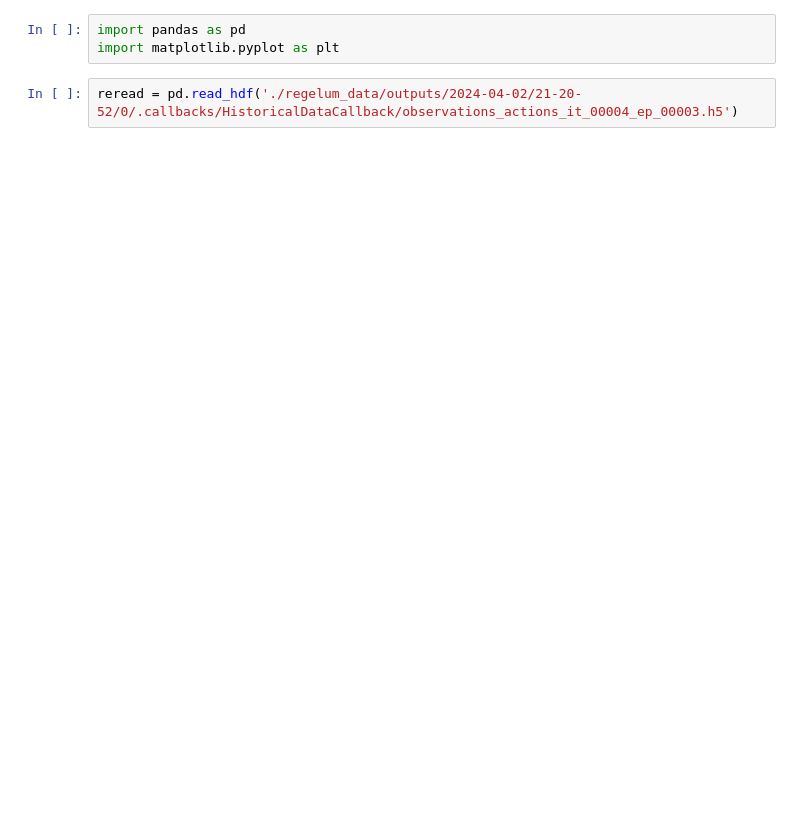
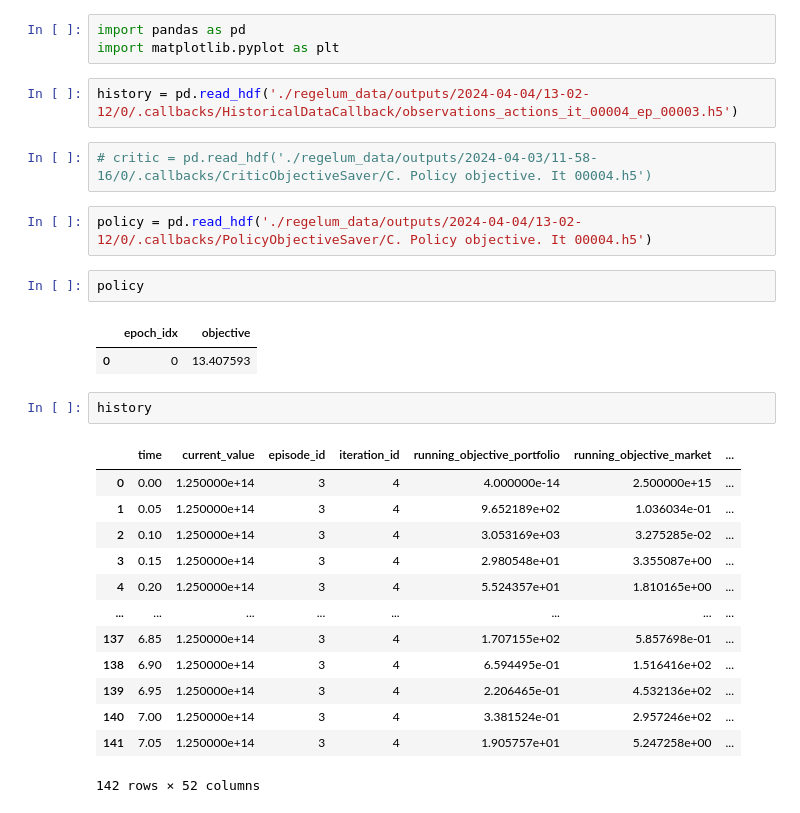
Before and after one commit to Matteus1904/portfolio_opt_regelum, a Jupyter notebook: experiments.ipynb, the cells around one changed output. Saved outputs shown, nothing was run; the diff lists cells and outputs as text; blank space fills up the shorter version.

```diff
--- a/experiments.ipynb
+++ b/experiments.ipynb
@@ -2,5 +2,30 @@
 import pandas as pd
 import matplotlib.pyplot as plt
 # %%
-reread = pd.read_hdf('./regelum_data/outputs/2024-04-02/21-20-52/0/.callbacks/HistoricalDataCallback/observations_actions_it_00004_ep_00003.h5')
+history = pd.read_hdf('./regelum_data/outputs/2024-04-04/13-02-12/0/.callbacks/HistoricalDataCallback/observations_actions_it_00004_ep_00003.h5')
+# %%
+# critic = pd.read_hdf('./regelum_data/outputs/2024-04-03/11-58-16/0/.callbacks/CriticObjectiveSaver/C. Policy objective. It 00004.h5')
+# %%
+policy = pd.read_hdf('./regelum_data/outputs/2024-04-04/13-02-12/0/.callbacks/PolicyObjectiveSaver/C. Policy objective. It 00004.h5')
+# %%
+policy
+# %% [output]
+|  | epoch_idx | objective |
+| 0 | 0 | 13.407593 |
+# %%
+history
+# %% [output]
+|  | time | current_value | episode_id | iteration_id | running_objective_portfolio | running_objective_market | ... |
+| 0 | 0.00 | 1.250000e+14 | 3 | 4 | 4.000000e-14 | 2.500000e+15 | ... |
+| 1 | 0.05 | 1.250000e+14 | 3 | 4 | 9.652189e+02 | 1.036034e-01 | ... |
+| 2 | 0.10 | 1.250000e+14 | 3 | 4 | 3.053169e+03 | 3.275285e-02 | ... |
+| 3 | 0.15 | 1.250000e+14 | 3 | 4 | 2.980548e+01 | 3.355087e+00 | ... |
+| 4 | 0.20 | 1.250000e+14 | 3 | 4 | 5.524357e+01 | 1.810165e+00 | ... |
+| ... | ... | ... | ... | ... | ... | ... | ... |
+| 137 | 6.85 | 1.250000e+14 | 3 | 4 | 1.707155e+02 | 5.857698e-01 | ... |
+| 138 | 6.90 | 1.250000e+14 | 3 | 4 | 6.594495e-01 | 1.516416e+02 | ... |
+| 139 | 6.95 | 1.250000e+14 | 3 | 4 | 2.206465e-01 | 4.532136e+02 | ... |
+| 140 | 7.00 | 1.250000e+14 | 3 | 4 | 3.381524e-01 | 2.957246e+02 | ... |
+| 141 | 7.05 | 1.250000e+14 | 3 | 4 | 1.905757e+01 | 5.247258e+00 | ... |
+142 rows × 52 columns
 # %%
```
Also changed, not shown: parts of 2 cells of this notebook, 5 other files.
